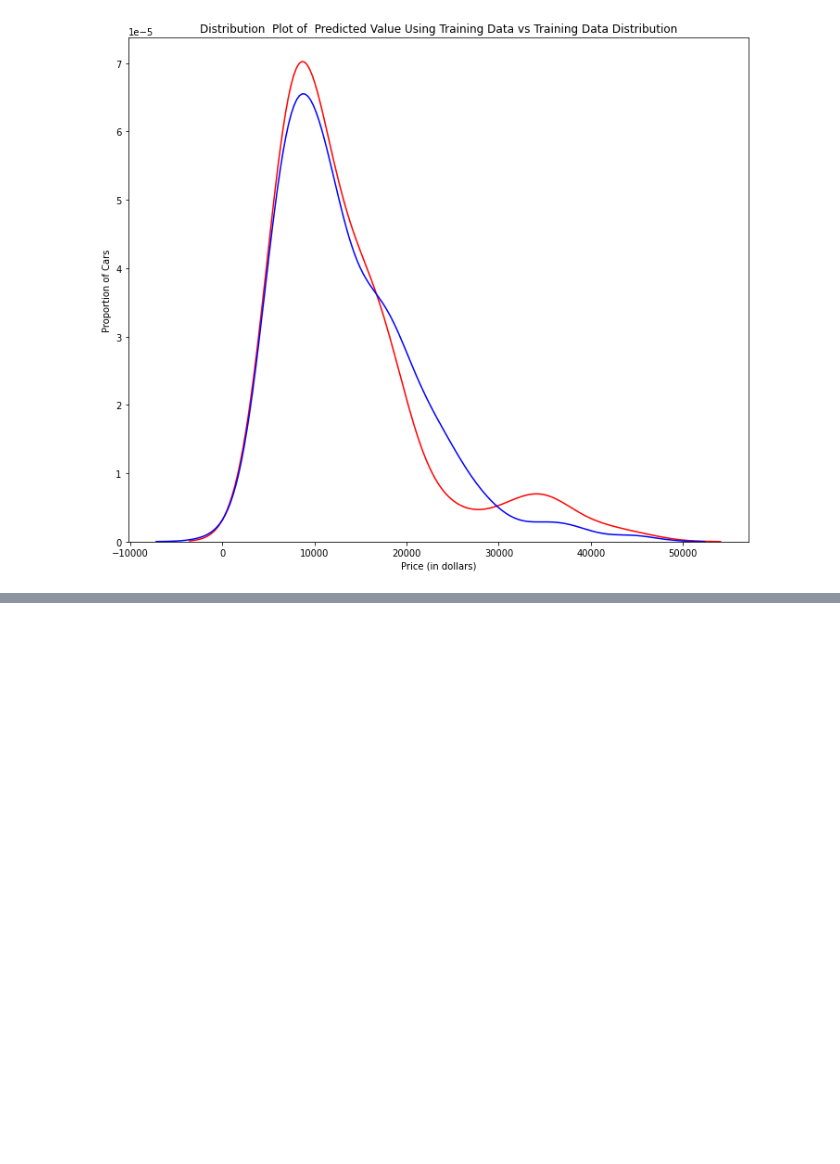
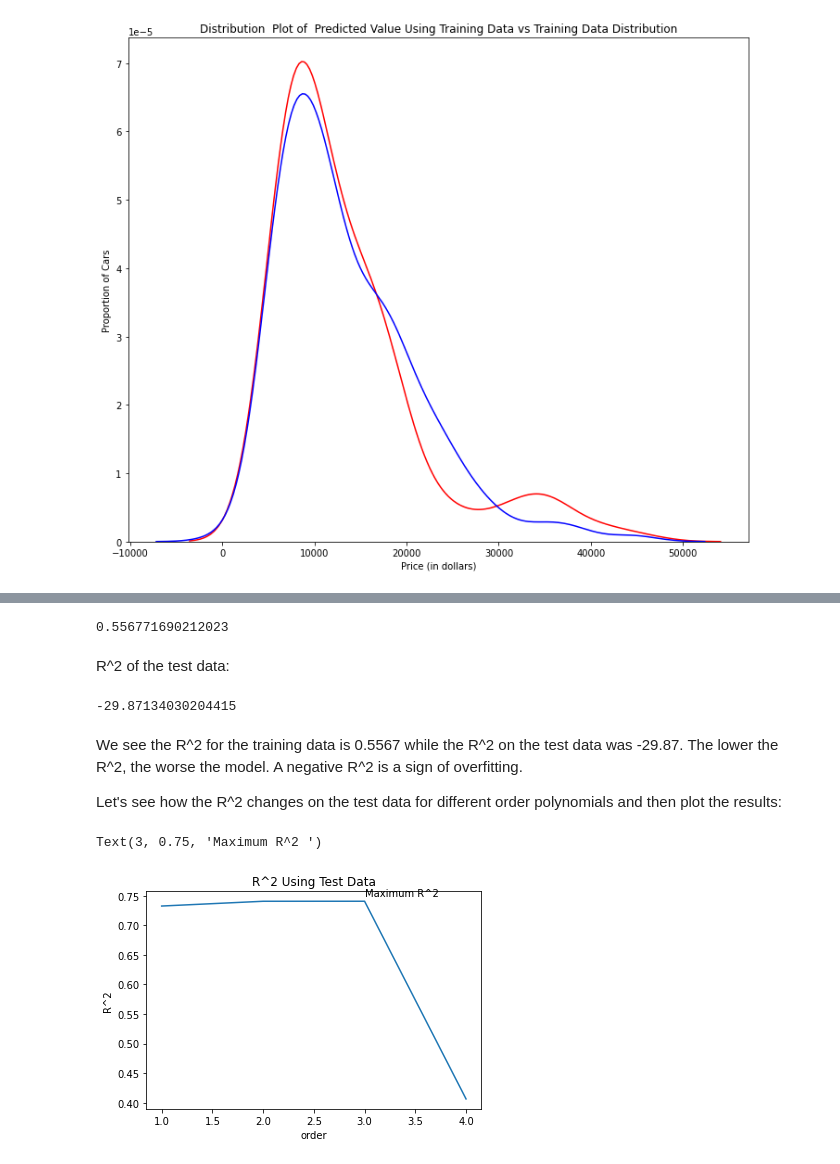
Before and after one commit to PosgradoMNA/actividades-de-aprendizaje-jeesperon, a Jupyter notebook: Sem8_IBM_Mod5.ipynb, the cells around one changed output, grey strips where cells are left out. Drawn from its saved outputs; the diff is of its cells as text; code cells hidden in the pictures; blank space fills up the shorter version.

```diff
--- a/Sem8_IBM_Mod5.ipynb
+++ b/Sem8_IBM_Mod5.ipynb
@@ -241,0 +300,37 @@ DistributionPlot(y_train, yhat_train, "Actual Values (Train)", "Predicted Values
+# %%
+poly.score(x_train_pr, y_train)
+# %% [output]
+0.556771690212023
+# %% [markdown]
+R^2 of the test data:
+# %%
+poly.score(x_test_pr, y_test)
+# %% [output]
+-29.87134030204415
+# %% [markdown]
+We see the R^2 for the training data is 0.5567 while the R^2 on the test data was -29.87. The lower the R^2, the worse the model. A negative R^2 is a sign of overfitting.
+
+Let's see how the R^2 changes on the test data for different order polynomials and then plot the results:
+# %%
+Rsqu_test = []
+
+order = [1, 2, 3, 4]
+for n in order:
+    pr = PolynomialFeatures(degree=n)
+
+    x_train_pr = pr.fit_transform(x_train[['horsepower']])
+
+    x_test_pr = pr.fit_transform(x_test[['horsepower']])
+
+    lr.fit(x_train_pr, y_train)
+
+    Rsqu_test.append(lr.score(x_test_pr, y_test))
+
+plt.plot(order, Rsqu_test)
+plt.xlabel('order')
+plt.ylabel('R^2')
+plt.title('R^2 Using Test Data')
+plt.text(3, 0.75, 'Maximum R^2 ')
+# %% [output]
+Text(3, 0.75, 'Maximum R^2 ')
+[figure, added]
```
Also changed, not shown: parts of 28 cells of this notebook.
